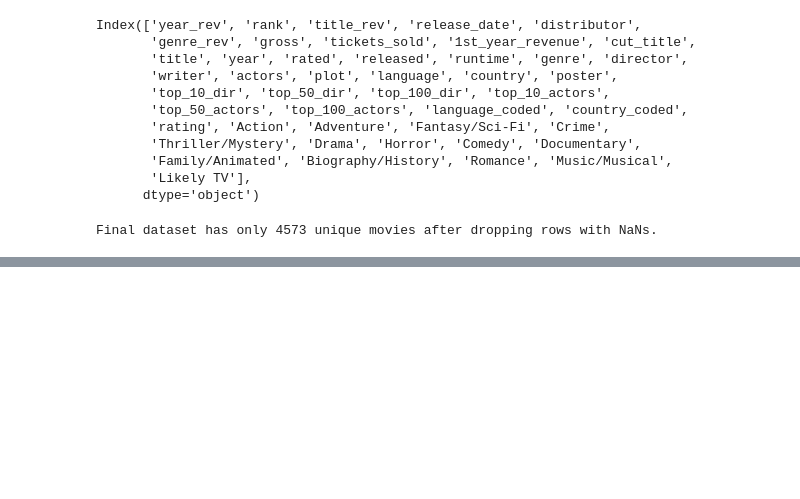
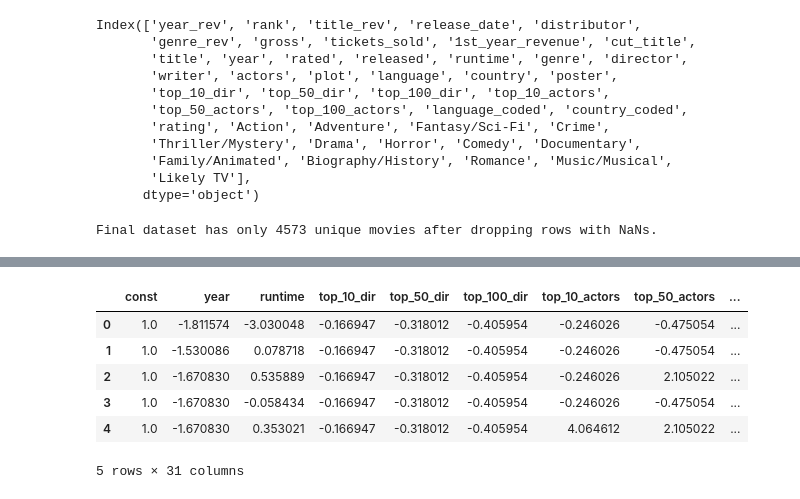
Before and after one commit to rolex-price-estimator/Gross-Movie-Revenues, a Jupyter notebook: src/model/Movie Revenue Project - Data Cleaning and Modeling 12-05-22.ipynb, the cells around one changed output, grey strips where cells are left out. Saved outputs shown, nothing was run; the diff lists cells and outputs as text; code cells hidden in the pictures; blank space fills up the shorter version.

```diff
--- a/src/model/Movie Revenue Project - Data Cleaning and Modeling 12-05-22.ipynb
+++ b/src/model/Movie Revenue Project - Data Cleaning and Modeling 12-05-22.ipynb
@@ -777,0 +804,19 @@ df_final.to_csv('final_data.csv')
+# %%
+# Create df_X with all variables except title, released, and dependent variable (1st_year_revenue)
+# ('language', 'country', 'rating' have already been removed since those are captured by dummies)
+df_X = df_final.drop(['1st_year_revenue', 'title', 'released'], axis = 1)
+
+# Standardize the data in X:
+df_X = (df_X - np.mean(df_X)) / np.std(df_X)
+
+# Add constant for the statsmodel version:
+df_X_w_const = sm.tools.tools.add_constant(df_X)
+df_X_w_const.head()
+# %% [output]
+|  | const | year | runtime | top_10_dir | top_50_dir | top_100_dir | top_10_actors | top_50_actors | ... |
+| 0 | 1.0 | -1.811574 | -3.030048 | -0.166947 | -0.318012 | -0.405954 | -0.246026 | -0.475054 | ... |
+| 1 | 1.0 | -1.530086 | 0.078718 | -0.166947 | -0.318012 | -0.405954 | -0.246026 | -0.475054 | ... |
+| 2 | 1.0 | -1.670830 | 0.535889 | -0.166947 | -0.318012 | -0.405954 | -0.246026 | 2.105022 | ... |
+| 3 | 1.0 | -1.670830 | -0.058434 | -0.166947 | -0.318012 | -0.405954 | -0.246026 | -0.475054 | ... |
+| 4 | 1.0 | -1.670830 | 0.353021 | -0.166947 | -0.318012 | -0.405954 | 4.064612 | 2.105022 | ... |
+5 rows × 31 columns
```
Also changed, not shown: parts of 8 cells of this notebook, 2 other files.
